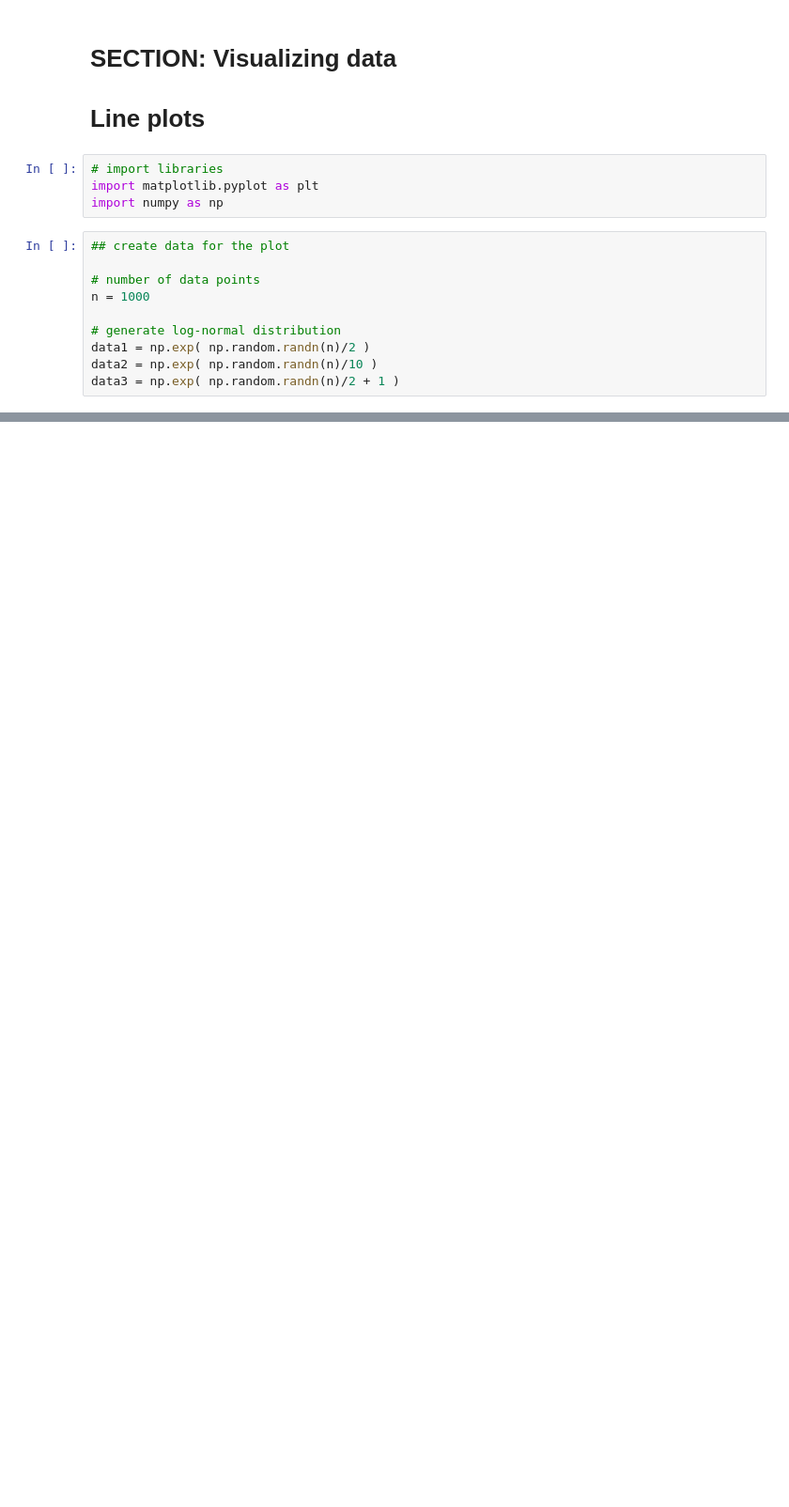
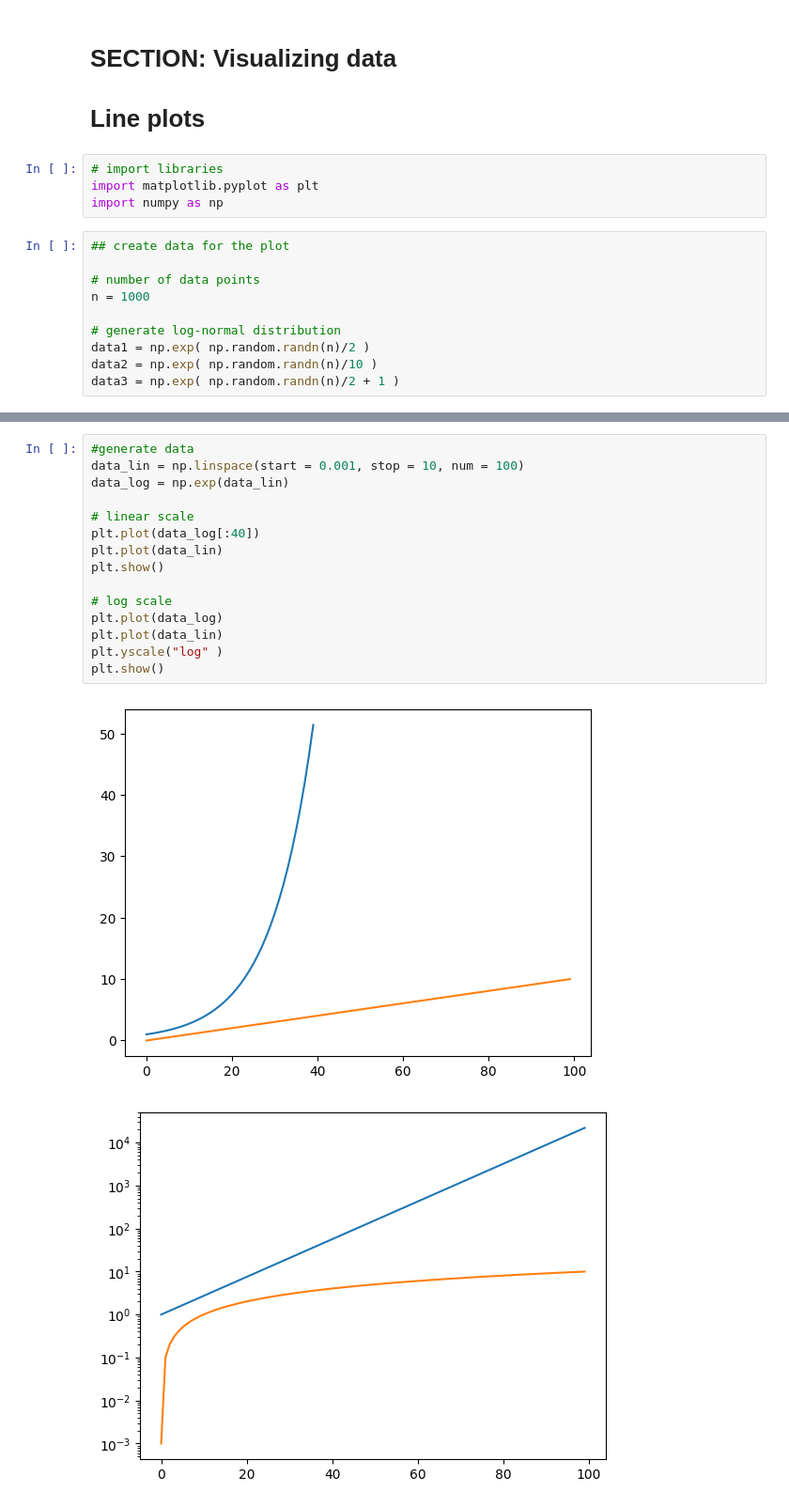
Before and after one commit to SiracencoSerghei/Statistics_and_ML, a Jupyter notebook: visualization/stats_visualizing_linePlots.ipynb, the cells around one changed output, grey strips where cells are left out. Shown: that part at 94% size. Cells and saved outputs as stored; diff of their text form; blank space fills up the shorter version.

Commit message:
linePlots

```diff
--- a/visualization/stats_visualizing_linePlots.ipynb
+++ b/visualization/stats_visualizing_linePlots.ipynb
@@ -53,0 +64,18 @@ plt.show()
+# %%
+#generate data
+data_lin = np.linspace(start = 0.001, stop = 10, num = 100)
+data_log = np.exp(data_lin)
+
+# linear scale
+plt.plot(data_log[:40])
+plt.plot(data_lin)
+plt.show()
+
+# log scale
+plt.plot(data_log)
+plt.plot(data_lin)
+plt.yscale("log" )
+plt.show()
+# %% [output]
+[figure, added]
+[figure, added]
```
Also changed, not shown: parts of 4 cells of this notebook.
